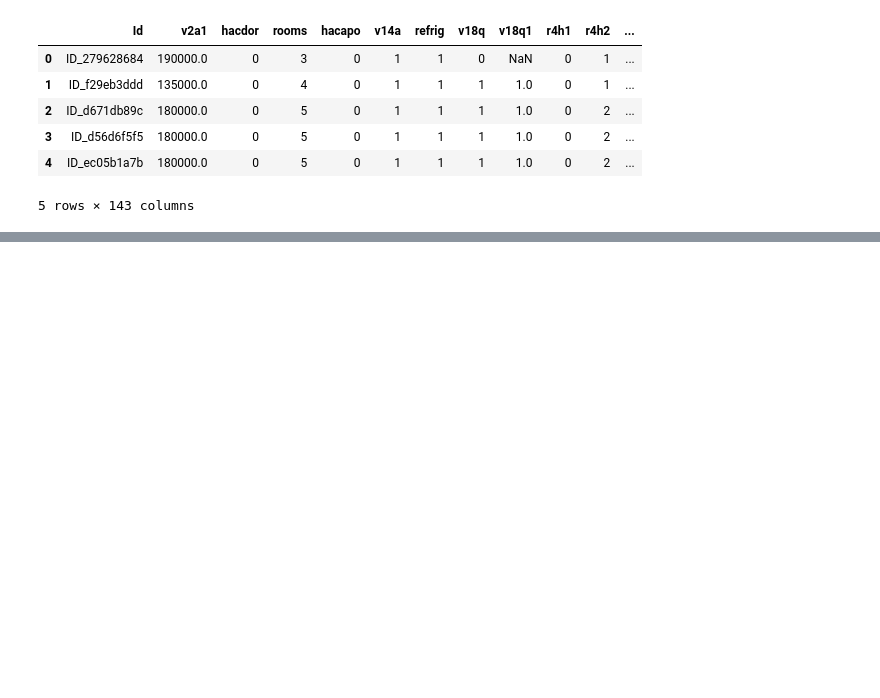
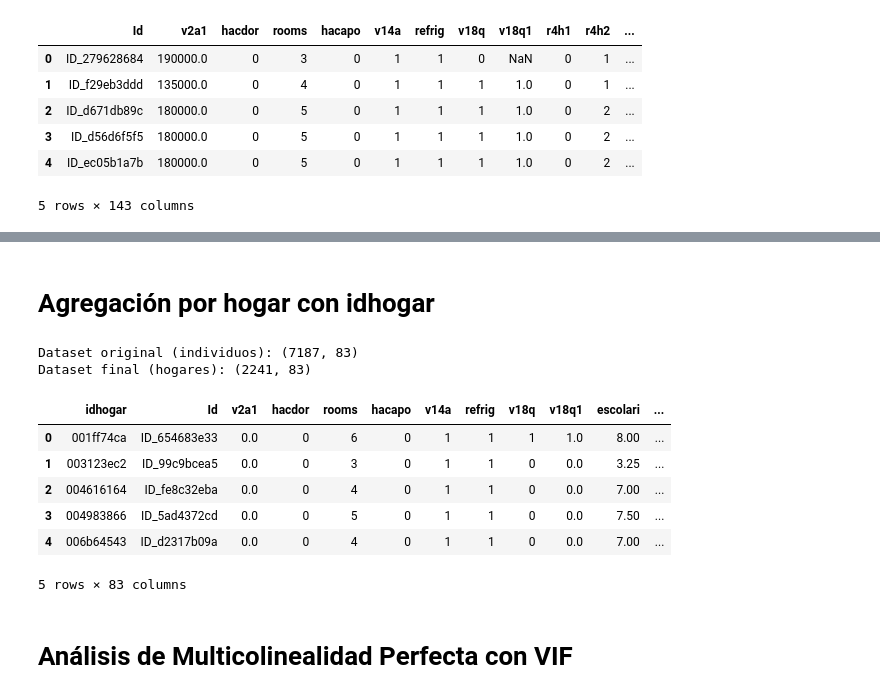
Before and after one commit to darc-17/Sandbox_HE2_DavidRodriguez, a Jupyter notebook: Taller 1/Punto 1. Clasificacion para Focalización de Programas Sociales/Código Punto 1.ipynb, the cells around one changed output, grey strips where cells are left out. Saved outputs shown, nothing was run; the diff lists cells and outputs as text; code cells hidden in the pictures; blank space fills up the shorter version.

Commit message:
Preprocesamiento y limpieza taller punto 1

```diff
--- a/Taller 1/Punto 1. Clasificacion para Focalización de Programas Sociales/Código Punto 1.ipynb
+++ b/Taller 1/Punto 1. Clasificacion para Focalización de Programas Sociales/Código Punto 1.ipynb
@@ -59,0 +270,18 @@ Length: 143, dtype: int64
+# %%
+# 5. Estandarización variable edjefe y edjefa
+
+def clean_edjefe(column):
+    # Reemplazar "yes" por 1 y "no" por 0, luego convertir a float
+    return pd.to_numeric(column.replace({'yes': 1, 'no': 0}), errors='coerce').fillna(0)
+
+# Aplicar la limpieza a ambas columnas
+df['edjefe'] = clean_edjefe(df['edjefe'])
+df['edjefa'] = clean_edjefe(df['edjefa'])
+
+# Creación de variable consolidada de educación del jefe de hogar (tomamos el valor máximo ya que solo uno debería ser el jefe)
+df['ed_jefe_final'] = df[['edjefe', 'edjefa']].max(axis=1)
+
+# Creación de variable de hogares sin cabeza de hogar
+df['sin_jefe_educado'] = ((df['edjefe'] == 0) & (df['edjefa'] == 0)).astype(int)
+
+print(f"Hay {df['sin_jefe_educado'].sum()} registros sin cabeza de hogar")
@@ -59,0 +415,43 @@ Length: 143, dtype: int64
+# %% [markdown]
+# Agregación por hogar con idhogar
+# %%
+# 1. Definir las reglas de agregación
+agg_rules = {}
+
+for col in df.columns:
+    if col in ['idhogar', 'Target']:
+        continue
+    # Variables de infraestructura, activos y jefe: tomamos el máximo
+    elif col in ['v2a1', 'rooms', 'bedrooms', 'overcrowding', 'ed_jefe_final',
+                 'sin_jefe_educado', 'paga_arriendo', 'refrig', 'computer', 'television', 'rez_esc']:
+        agg_rules[col] = 'max'
+    # Variables que son promedios o proporciones: tomamos la media
+    elif col in ['escolari', 'meaneduc', 'age', 'hogar_nin', 'hogar_adul', 'hogar_mayor', 'hogar_total', 'dependency']:
+        agg_rules[col] = 'mean'
+    # Para el resto de dummies (infraestructura, ubicación, etc.): tomamos el máximo
+    else:
+        agg_rules[col] = 'max'
+
+# 2. Ejecutar el GroupBy por idhogar
+df_hogar = df.groupby('idhogar').agg({**agg_rules, 'Target': 'first'}).reset_index()
+
+# 3. Verificación final
+print(f"Dataset original (individuos): {df.shape}")
+print(f"Dataset final (hogares): {df_hogar.shape}")
+
+display(df_hogar.head())
+
+# Guardar el dataset limpio para el siguiente punto del taller
+df_hogar.to_csv("train_cleaned_hogar.csv", index=False)
+# %% [output]
+Dataset original (individuos): (7187, 83)
+Dataset final (hogares): (2241, 83)
+|  | idhogar | Id | v2a1 | hacdor | rooms | hacapo | v14a | refrig | v18q | v18q1 | escolari | ... |
+| 0 | 001ff74ca | ID_654683e33 | 0.0 | 0 | 6 | 0 | 1 | 1 | 1 | 1.0 | 8.00 | ... |
+| 1 | 003123ec2 | ID_99c9bcea5 | 0.0 | 0 | 3 | 0 | 1 | 1 | 0 | 0.0 | 3.25 | ... |
+| 2 | 004616164 | ID_fe8c32eba | 0.0 | 0 | 4 | 0 | 1 | 1 | 0 | 0.0 | 7.00 | ... |
+| 3 | 004983866 | ID_5ad4372cd | 0.0 | 0 | 5 | 0 | 1 | 1 | 0 | 0.0 | 7.50 | ... |
+| 4 | 006b64543 | ID_d2317b09a | 0.0 | 0 | 4 | 0 | 1 | 1 | 0 | 0.0 | 7.00 | ... |
+5 rows × 83 columns
+# %% [markdown]
+# Análisis de Multicolinealidad Perfecta con VIF
```
Also changed, not shown: parts of 24 cells of this notebook, 3 other files.
